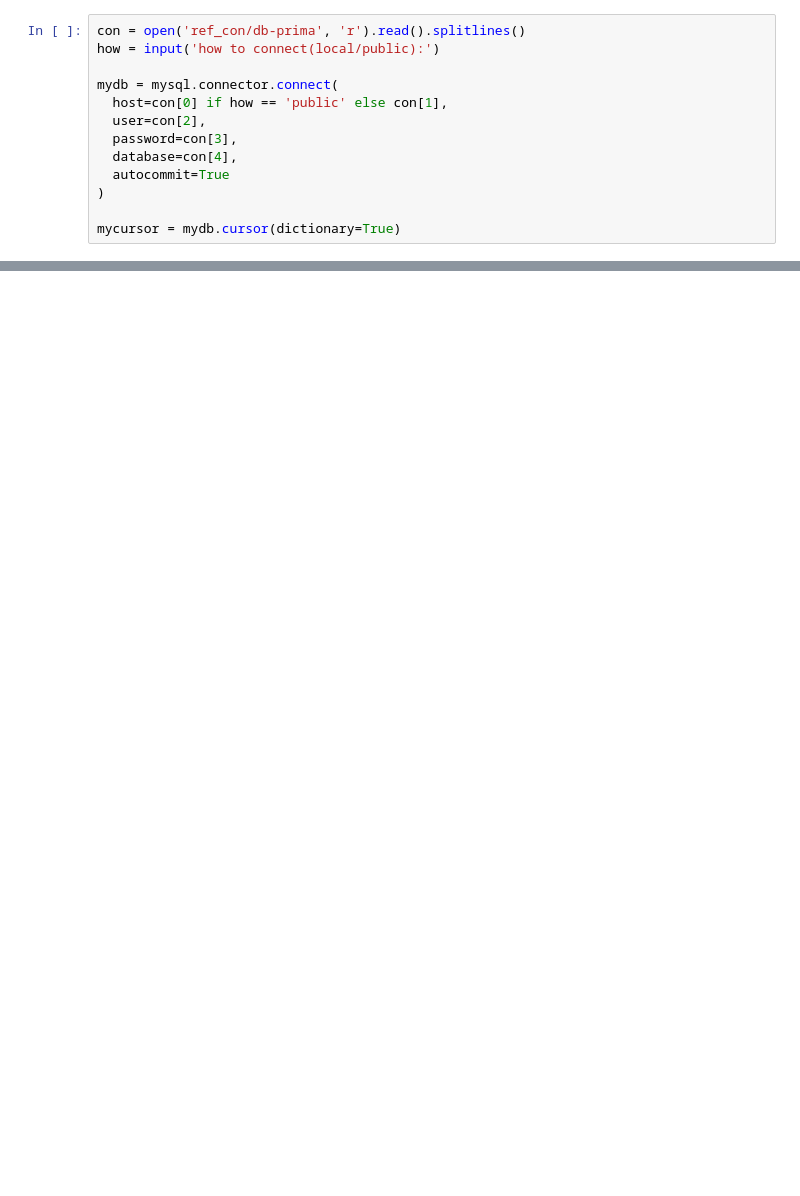
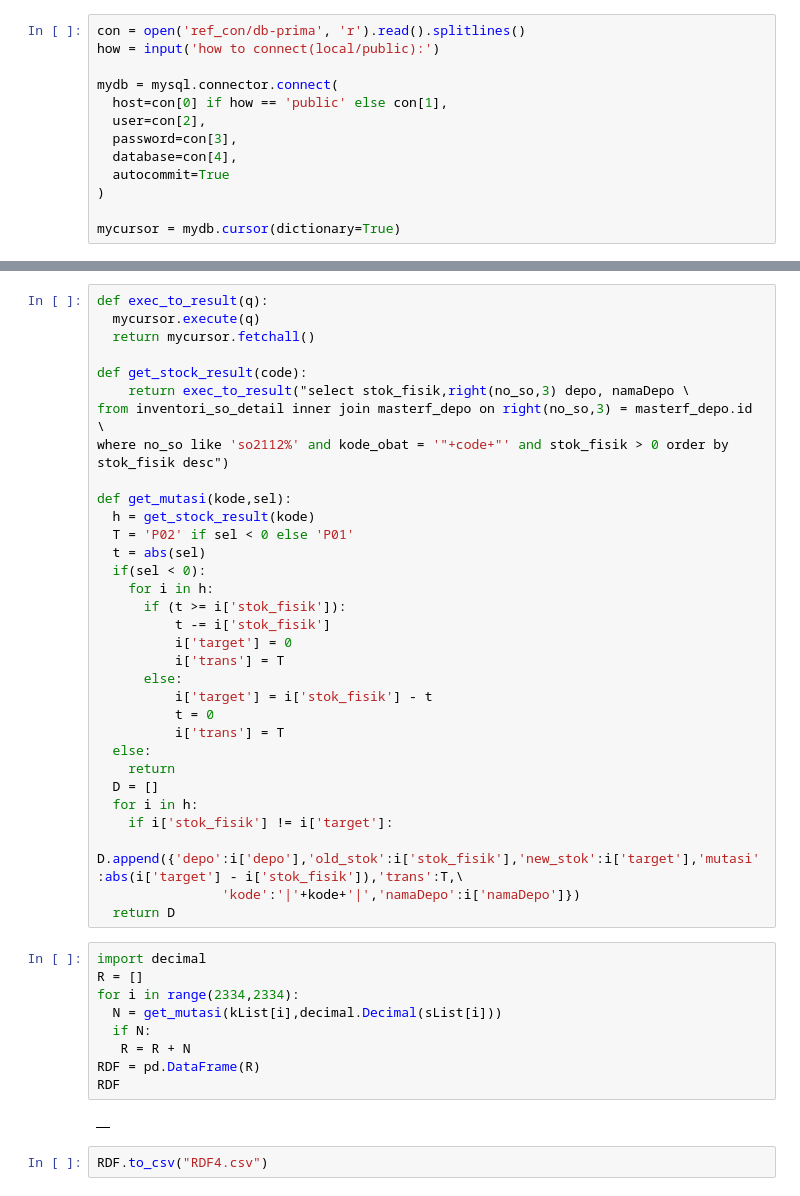
Before and after one commit to siaris/myNotebook, a Jupyter notebook: simak2021-challenge.ipynb, the cells around one changed output, grey strips where cells are left out. Cells and saved outputs as stored; diff of their text form; blank space fills up the shorter version.

```diff
--- a/simak2021-challenge.ipynb
+++ b/simak2021-challenge.ipynb
@@ -76,0 +22,45 @@ NameError: name 'h' is not defined
+# %%
+def exec_to_result(q):
+  mycursor.execute(q)
+  return mycursor.fetchall()
+
+def get_stock_result(code):
+    return exec_to_result("select stok_fisik,right(no_so,3) depo, namaDepo \
+from inventori_so_detail inner join masterf_depo on right(no_so,3) = masterf_depo.id \
+where no_so like 'so2112%' and kode_obat = '"+code+"' and stok_fisik > 0 order by stok_fisik desc")
+
+def get_mutasi(kode,sel):
+  h = get_stock_result(kode)
+  T = 'P02' if sel < 0 else 'P01'
+  t = abs(sel)
+  if(sel < 0):
+    for i in h:
+      if (t >= i['stok_fisik']):
+          t -= i['stok_fisik']
+          i['target'] = 0
+          i['trans'] = T
+      else:
+          i['target'] = i['stok_fisik'] - t
+          t = 0
+          i['trans'] = T
+  else:
+    return
+  D = []
+  for i in h:
+    if i['stok_fisik'] != i['target']:
+      D.append({'depo':i['depo'],'old_stok':i['stok_fisik'],'new_stok':i['target'],'mutasi':abs(i['target'] - i['stok_fisik']),'trans':T,\
+                'kode':'|'+kode+'|','namaDepo':i['namaDepo']})
+  return D
+# %%
+import decimal
+R = []
+for i in range(2334,2334):
+  N = get_mutasi(kList[i],decimal.Decimal(sList[i]))
+  if N:
+   R = R + N
+RDF = pd.DataFrame(R)
+RDF
+# %% [output]
+|  |
+# %%
+RDF.to_csv("RDF4.csv")
```
Also changed, not shown: parts of 5 cells of this notebook, 2 other files.
